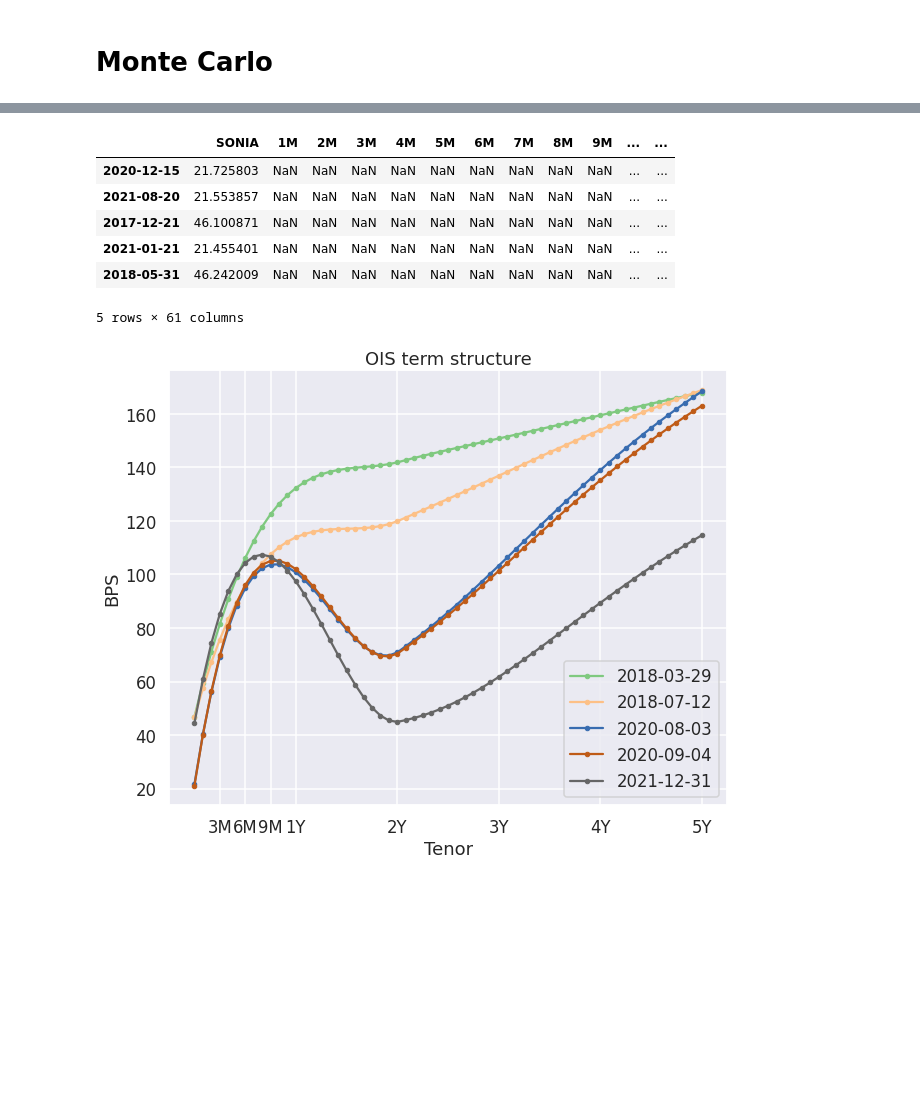
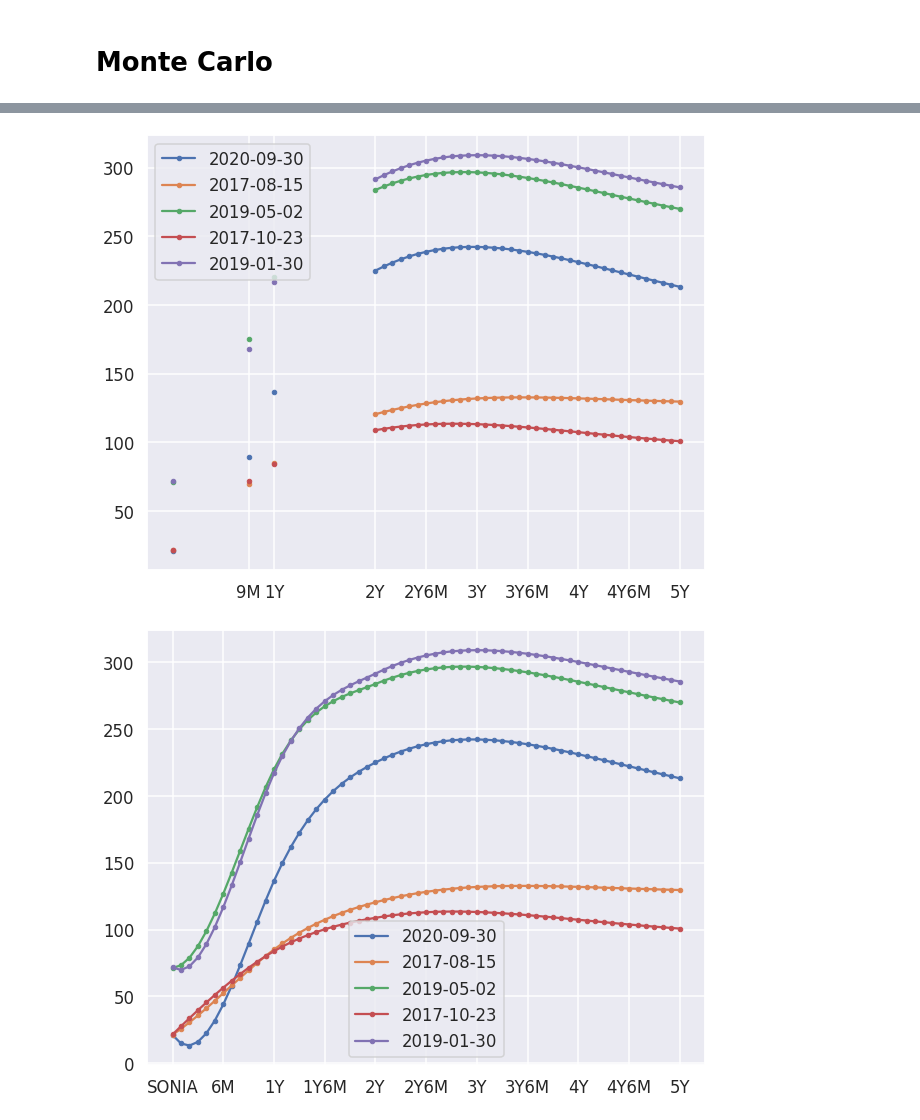
Before and after one commit to PiotMik/OIS_curve_modeling, a Jupyter notebook: OIS_Curve_modelling_3.ipynb, the cells around one changed output, grey strips where cells are left out. Cells and saved outputs as stored; diff of their text form; code cells hidden in the pictures; blank space fills up the shorter version.

```diff
--- a/OIS_Curve_modelling_3.ipynb
+++ b/OIS_Curve_modelling_3.ipynb
@@ -568,16 +570,16 @@ plt.xticks([rev_tenor_parser(t) for t in tenors], tenors);
 # %%
-pivots = ['1Y']
+pivots = ['9M', '1Y']
 short_term_model = RegressionShortTermModel(pivot_tenors=pivots,
                                             cutoff=cutoff_tenor)
 short_term_model.fit(rates)
-short_term_model.predict(X = plot_df, tenors=['1Y'], x0 = )
+
+plot_df_2 = plot_df.copy()
+for pivot in pivots:
+  plot_df_2[pivot] = short_term_model.predict(X = plot_df, tenors=[pivot])
+
+plot_df_2.T.plot(marker='.')
+tenors = short_term_model.pivot_tenors + list(long_term_model.modelled_tenors[::6])
+plt.xticks([rev_tenor_parser(t) for t in tenors], tenors)
+plt.legend();
+# %% [output]
+[figure, added]
-# %%
-plot_df
-# %% [output]
-|  | SONIA | 1M | 2M | 3M | 4M | 5M | 6M | 7M | 8M | 9M | ... | ... |
-| 2020-12-15 | 21.725803 | NaN | NaN | NaN | NaN | NaN | NaN | NaN | NaN | NaN | ... | ... |
-| 2021-08-20 | 21.553857 | NaN | NaN | NaN | NaN | NaN | NaN | NaN | NaN | NaN | ... | ... |
-| 2017-12-21 | 46.100871 | NaN | NaN | NaN | NaN | NaN | NaN | NaN | NaN | NaN | ... | ... |
-| 2021-01-21 | 21.455401 | NaN | NaN | NaN | NaN | NaN | NaN | NaN | NaN | NaN | ... | ... |
-| 2018-05-31 | 46.242009 | NaN | NaN | NaN | NaN | NaN | NaN | NaN | NaN | NaN | ... | ... |
-5 rows × 61 columns
@@ -597,12 +586,9 @@ simulation[['1M', '3M', '6M', '1Y', '5Y', 'SONIA']].plot()
-# %%
-term_structure_df = simulation.sample(5).T
-term_structure_df.columns = term_structure_df.columns.strftime('%Y-%m-%d')
-
-term_structure_df.plot(marker='.', cmap='Accent')
-plt.ylabel('BPS')
-plt.xlabel('Tenor')
-_ = plt.title('OIS term structure')
-tenors = np.array([3, 6, 9, 12, 24, 36, 48, 60])
-plt.xticks(tenors, simulation.columns[tenors]);
-# %% [output]
-[figure, removed]
+# %%
+# Interpolate other tenors
+simulation = short_term_model.spline(plot_df_2.dropna(axis=1), kind='cubic')
+
+simulation.T.plot(marker='.')
+tenors = rates.columns[::6]
+plt.xticks([rev_tenor_parser(t) for t in tenors], tenors);
+# %% [output]
+[figure, added]
```
Also changed, not shown: parts of 7 cells of this notebook.
